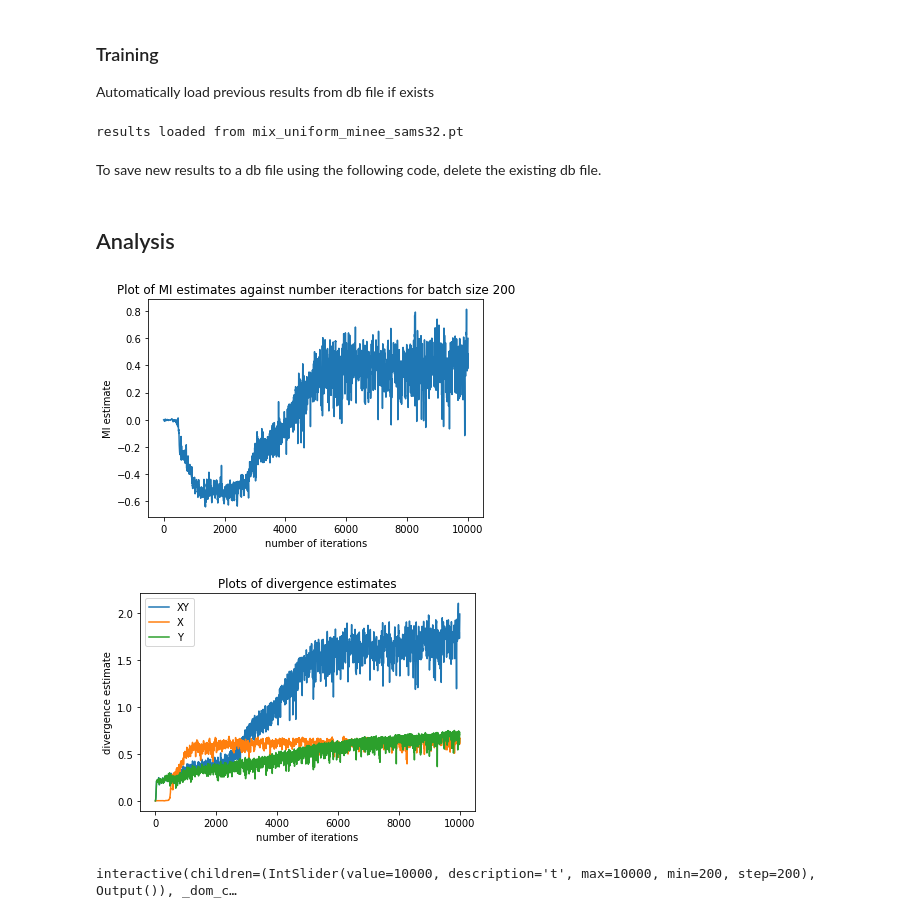
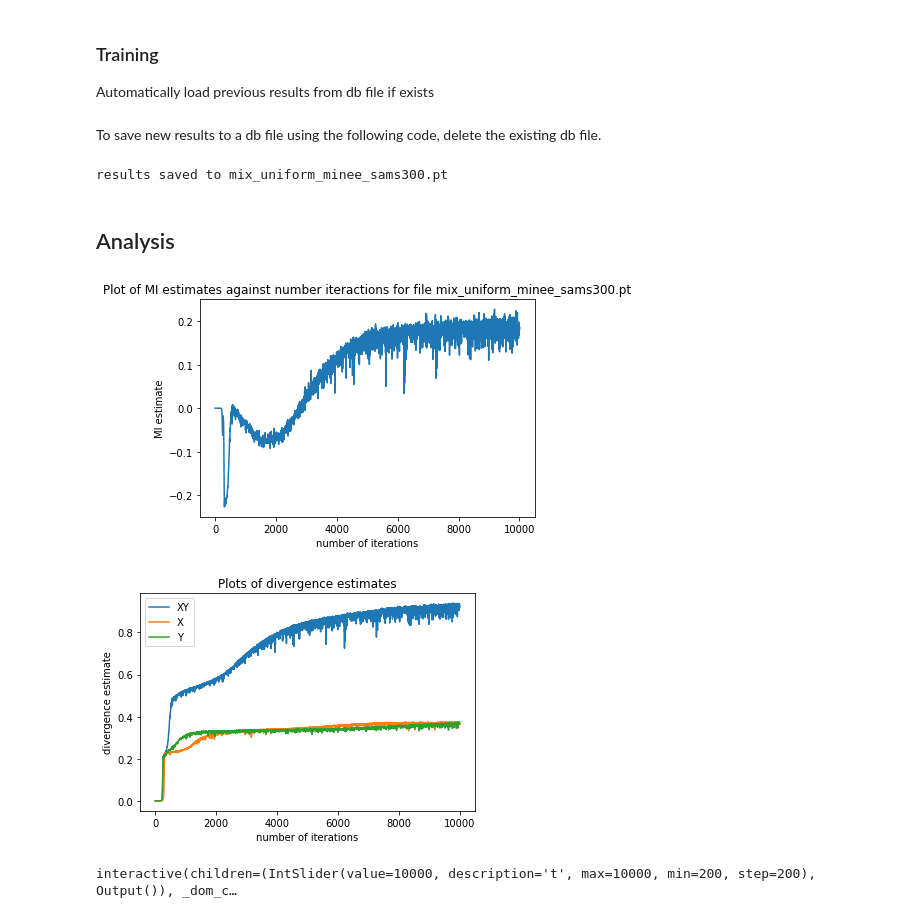
Before and after one commit to michaellimair/MINE-Entropy, a Jupyter notebook: mix_uniform_minee_full_batch_samplesize.ipynb, the cells around one changed output. Saved outputs shown, nothing was run; the diff lists cells and outputs as text; code cells hidden in the pictures.

```diff
--- a/mix_uniform_minee_full_batch_samplesize.ipynb
+++ b/mix_uniform_minee_full_batch_samplesize.ipynb
@@ -12,7 +12,7 @@ width = 2
 # %%
 import ipywidgets as widgets
 # %%
-sample_size = 200
+sample_size = 300
 data = MixedUniform(n_samples=sample_size, mix=0.5, width_a=width, width_b=width).data
 data_t = torch.Tensor(data)
 # %% [markdown]
@@ -49,7 +49,7 @@ plt.close()
 # %%
 batch_size = int(sample_size*1)
 lr = 1e-3
-fnames = ['mix_uniform_minee_sams32.pt','mix_uniform_minee_sams64.pt','mix_uniform_minee_sams100.pt','mix_uniform_minee_sams200.pt']
+fnames = ['mix_uniform_minee_sams32.pt','mix_uniform_minee_sams64.pt','mix_uniform_minee_sams100.pt','mix_uniform_minee_sams200.pt','mix_uniform_minee_sams300.pt']
 # %%
 from ipywidgets import widgets
 fns = widgets.Dropdown(options=fnames,description="Select a file:")
@@ -155,8 +155,6 @@ else:
             with open(str(j)+fname,'wb') as f:
                 dill.dump([XY_net_list,X_net_list,Y_net_list,dX_list,dXY_list,dY_list],f)
                 print('results saved: '+str(j))
-# %% [output]
-results loaded from mix_uniform_minee_sams32.pt
 # %% [markdown]
 To save new results to a db file using the following code, delete the existing db file.
 # %%
@@ -172,18 +170,20 @@ if not os.path.exists(fname):
         },f)
         #dill.dump([XY_net_list,X_net_list,Y_net_list,dXY_list,dX_list,dY_list],f)
         print('results saved to '+fname)
+# %% [output]
+results saved to mix_uniform_minee_sams300.pt
 # %% [markdown]
 ## Analysis
 # %%
 mi_list = dXY_list-dX_list-dY_list
 plt.plot(mi_list)
-plt.title("Plot of MI estimates against number iteractions for batch size %s" % (sample_size))
+plt.title("Plot of MI estimates against number iteractions for file %s" % (fname))
 plt.xlabel("number of iterations")
 plt.ylabel("MI estimate")
 plt.show()
 plt.close()
 # %% [output]
-[figure, old version]
+[figure, new version]
 # %%
 plt.plot(dXY_list,label="XY")
 plt.plot(dX_list,label="X")
@@ -195,7 +195,7 @@ plt.legend()
 plt.show()
 plt.close()
 # %% [output]
-[figure, old version]
+[figure, new version]
 # %%
 XY_net_ = copy.deepcopy(XY_net)
 X_net_ = copy.deepcopy(X_net)
```
Also changed, not shown: parts of 2 cells of this notebook.
